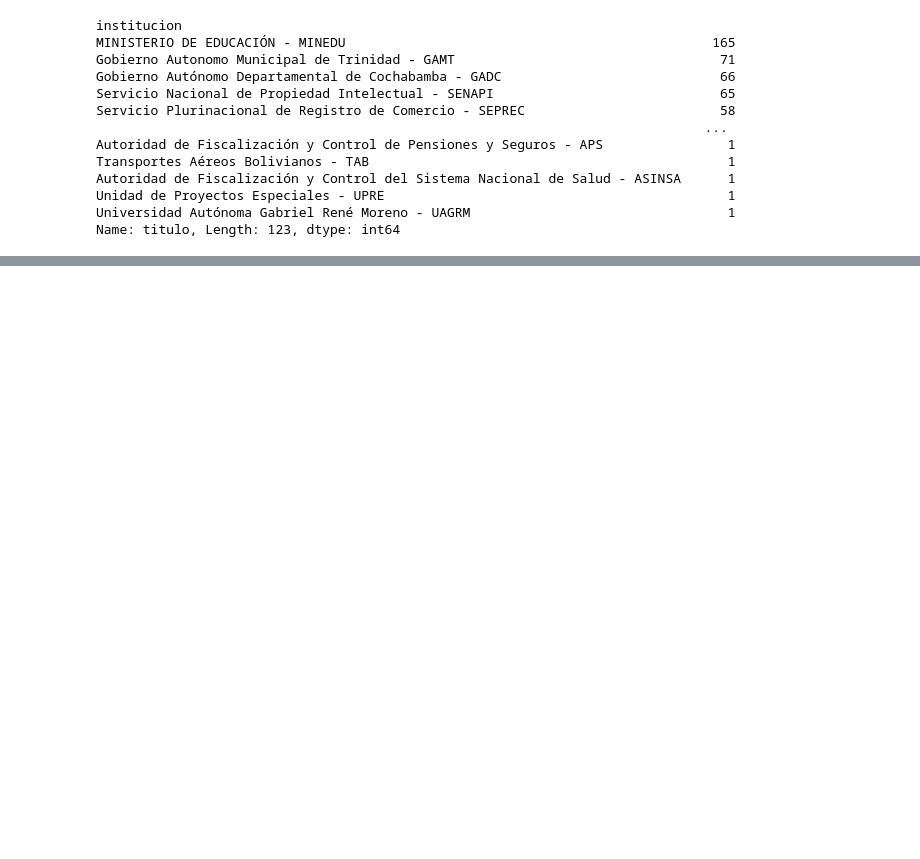
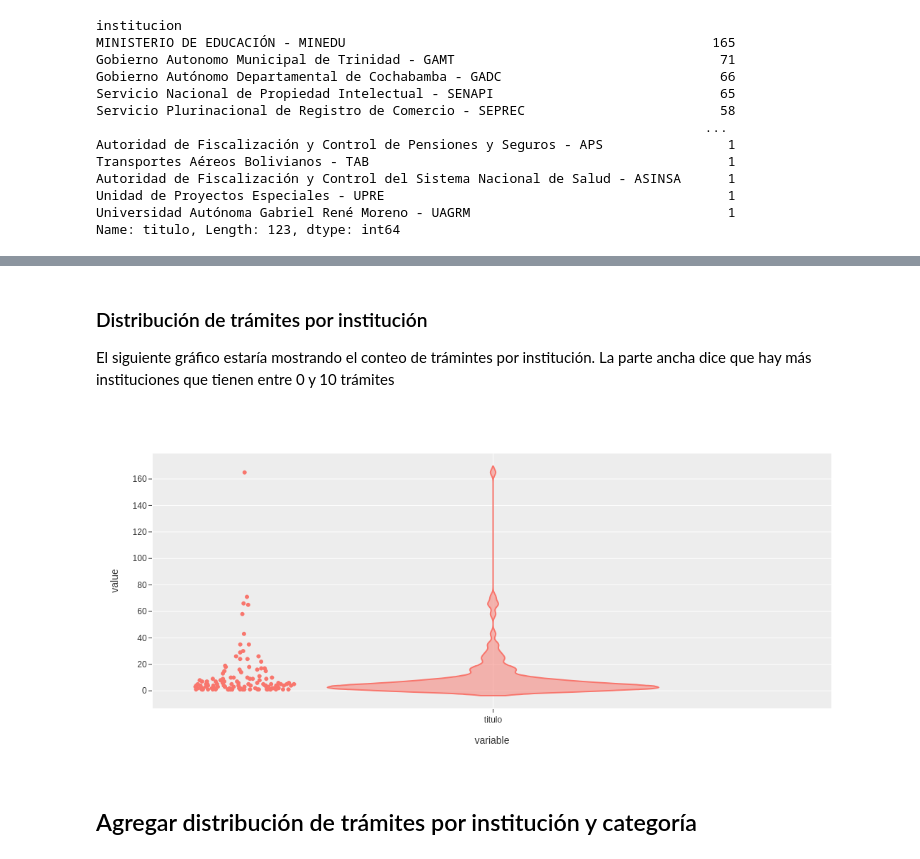
Before and after one commit to strymsg/gob.bo, a Jupyter notebook: notebooks/análisis1.ipynb, the cells around one changed output, grey strips where cells are left out. Drawn from its saved outputs; the diff is of its cells as text; code cells hidden in the pictures; blank space fills up the shorter version.

```diff
--- a/notebooks/análisis1.ipynb
+++ b/notebooks/análisis1.ipynb
@@ -183,0 +210,18 @@ df[df['institucion']=='Agencia de Gobierno Electrónico y Tecnologías de la Inf
+# %% [markdown]
+### Distribución de trámites por institución
+
+El siguiente gráfico estaría mostrando el conteo de trámintes por institución. La parte ancha dice que hay más instituciones que tienen entre 0 y 10 trámites
+# %%
+import plotly.figure_factory as ff
+
+serie = df.groupby('institucion').count()['titulo'].sort_values(ascending=False)
+
+fig = px.violin(serie,
+                points='all',
+                height=500,
+                template='ggplot2')
+fig.show()
+# %% [output]
+[figure, added]
+# %% [markdown]
+## Agregar distribución de trámites por institución y categoría
```
Also changed, not shown: parts of 35 cells of this notebook, 2 other files.
